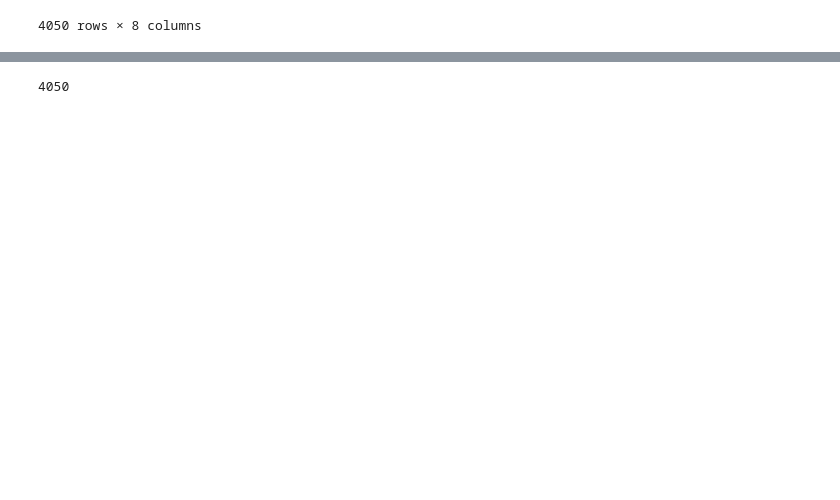
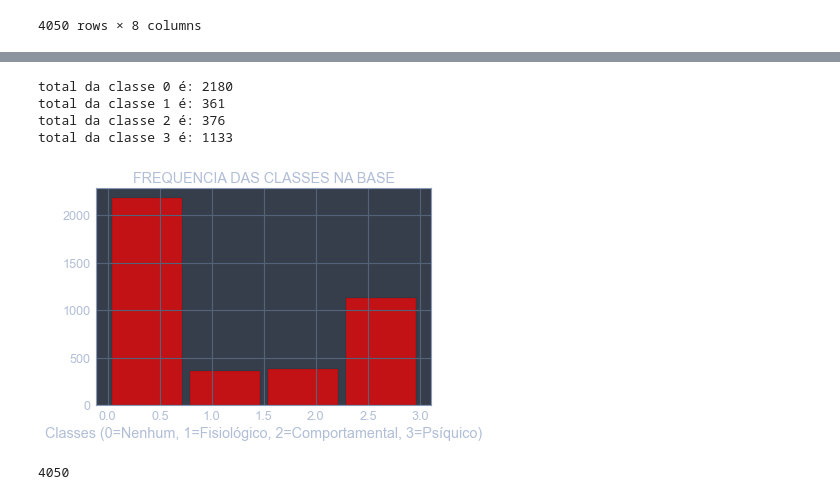
Before and after one commit to vceesar/Depressao-ML, a Jupyter notebook: depressao_notebook.ipynb, the cells around one changed output, grey strips where cells are left out. Cells and saved outputs as stored; diff of their text form; code cells hidden in the pictures; blank space fills up the shorter version.

```diff
--- a/depressao_notebook.ipynb
+++ b/depressao_notebook.ipynb
@@ -76,8 +96,20 @@ df['hora_postagem'] = pd.to_datetime(df['dh_tweet']).dt.time
 # %%
-# ## HISTOGRAMA COM FREQUENCIA DAS CLASSES NA BASE
-# x = df['target']
-# y= len(df)
-# plt.title('FREQUENCIA DAS CLASSES NA BASE')
-# plt.xlabel("Classes (0=Nenhum, 1=Fisiológico, 2=Comportamental, 3=Psíquico)")
-# plt.hist(x,y, 4, rwidth=0.9) ## x corresponde a coluna do dataset que armazena as classes (label/target no caso)
-# # 4 corresponde ao numero de classes, e rwidth ao tamanho das barras
+## HISTOGRAMA COM FREQUENCIA DAS CLASSES NA BASE
+x = df['target']
+plt.title('FREQUENCIA DAS CLASSES NA BASE')
+plt.xlabel("Classes (0=Nenhum, 1=Fisiológico, 2=Comportamental, 3=Psíquico)")
+plt.hist(x, 4, rwidth=0.9, color='red', alpha=0.7, edgecolor='black') ## x corresponde a coluna do dataset que armazena as classes (label/target no caso)
+# 4 corresponde ao numero de classes, e rwidth ao tamanho das barras
+
+
+## Confirmando os valores do histograma
+classe = [0,1,2,3]
+for i in range(len(classe)):
+    classe_mensagem = "{}{}{}".format("total da classe ", i, " é: ")
+    print(Fore.MAGENTA + "{}{}".format(classe_mensagem, len(df[df["target"]==i])))
+# %% [output]
+total da classe 0 é: 2180
+total da classe 1 é: 361
+total da classe 2 é: 376
+total da classe 3 é: 1133
+[figure, added]
```
Also changed, not shown: parts of 27 cells of this notebook.
